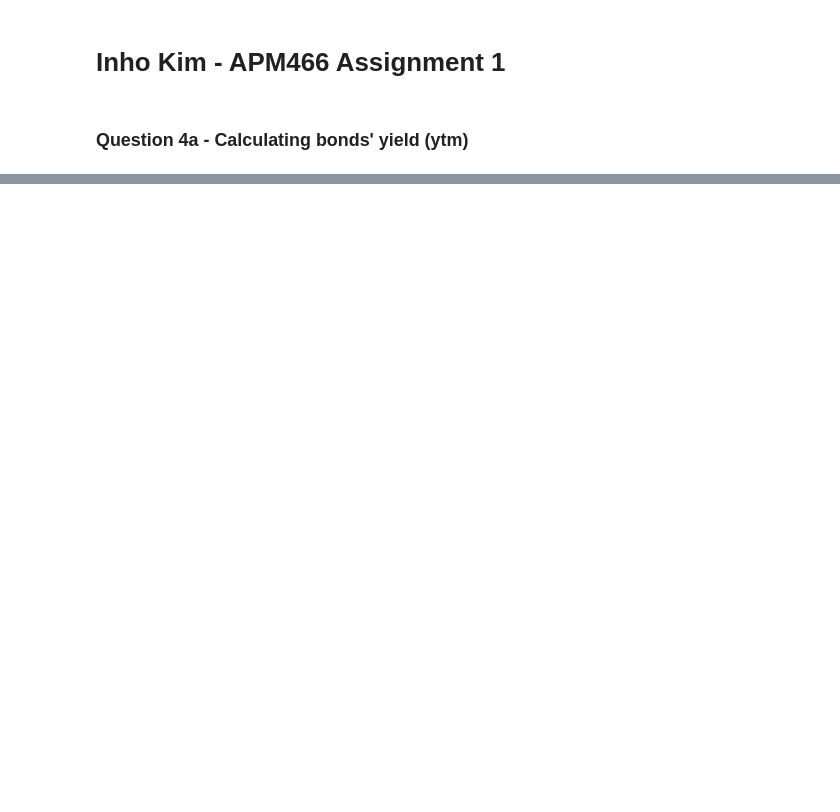
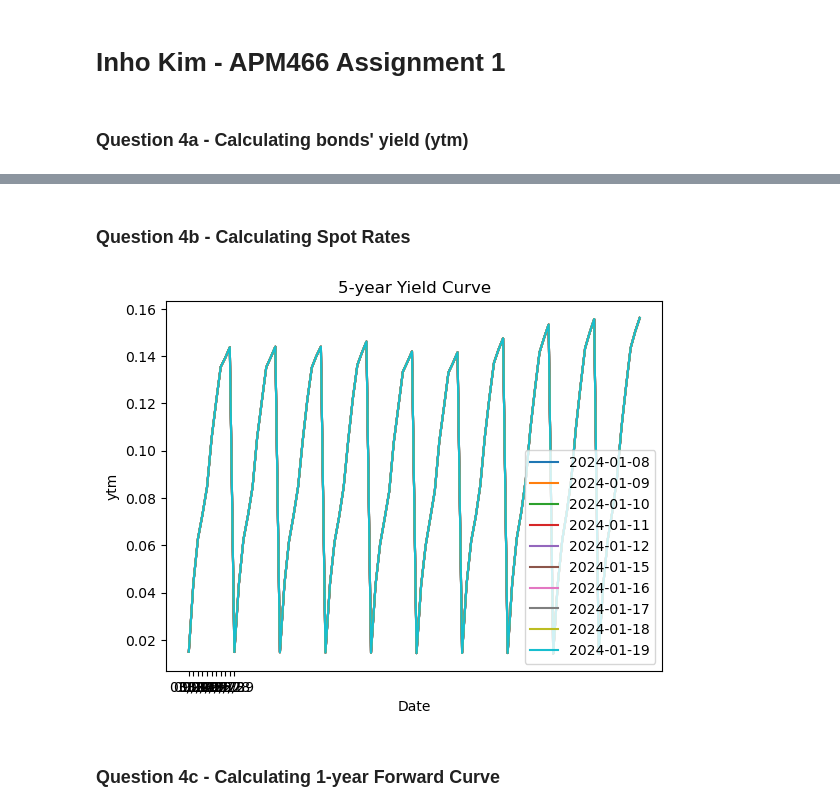
Before and after one commit to inhokiminho/APM466---Assignment-1, a Jupyter notebook: InhoKimAPM466Assignment1.ipynb, the cells around one changed output, grey strips where cells are left out. Drawn from its saved outputs; the diff is of its cells as text; code cells hidden in the pictures; blank space fills up the shorter version.

```diff
--- a/InhoKimAPM466Assignment1.ipynb
+++ b/InhoKimAPM466Assignment1.ipynb
@@ -79,0 +88,40 @@ plt.show()
+# %% [markdown]
+### Question 4b - Calculating Spot Rates
+# %%
+bonds = master_bonds_list[1]
+spot_rates = []
+
+def calc_spot(bonds):
+    for i, (price, coupon_rate, time_to_mat) in enumerate(sorted(bonds, key=lambda x: x[2])):
+        coupons_remaining = int(time_to_mat / 0.5)
+        years_to_mat = int(time_to_mat)
+        if i == 0:
+            spot_rate = ((100 + coupon_rate / 2)/price) - 1
+        else:
+            coupon_sum = 0
+            for j in range(1, i + 1):
+                coupon_sum +=  (coupon_rate / 2) / (((1 + spot_rates[j - 1]) ** (j)))
+            r_n = Symbol('r_n')
+            p = coupon_sum + (coupon_rate + 100) / (1 + r_n)**(1)
+            spot_rate = solve(p - price, r_n)[0]
+        spot_rates.append(spot_rate)
+    return spot_rates
+
+spot_list = []
+for i in range(10):
+    spot_list.append(calc_spot(master_bonds_list[i]))
+# %%
+plt.xlabel('Date')
+plt.xticks(ticks = [0, 1, 2, 3, 4, 5, 6, 7, 8, 9, 10],labels = bond_data_dates)
+plt.ylabel('ytm')
+plt.title('5-year Yield Curve')
+
+for i in range(10):
+    plt.plot(spot_list[i], label = measured_date_list[i])
+
+plt.legend()
+plt.show()
+# %% [output]
+[figure, added]
+# %% [markdown]
+### Question 4c - Calculating 1-year Forward Curve
```
Also changed, not shown: parts of 10 cells of this notebook.
